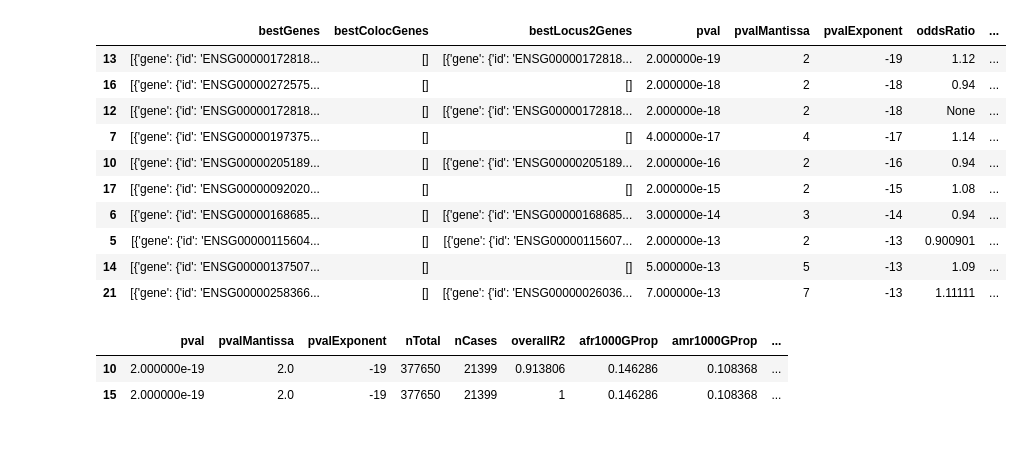
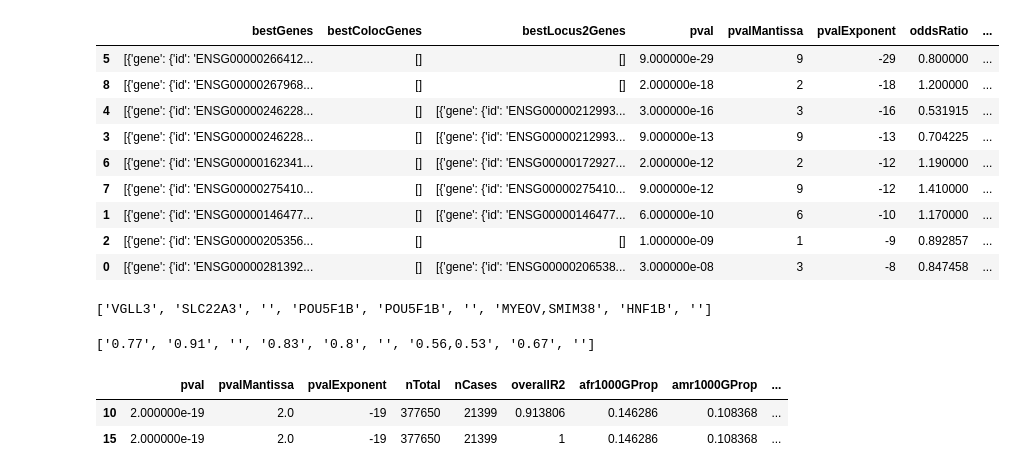
Before and after one commit to gokceneraslan/opentargets-genetics-python, a Jupyter notebook: notebook.ipynb, the cells around one changed output. Cells and saved outputs as stored; diff of their text form; code cells hidden in the pictures; blank space fills up the shorter version.

Commit message:
Add L2G scores

```diff
--- a/notebook.ipynb
+++ b/notebook.ipynb
@@ -30,20 +30,27 @@ man
 | 0 | GCST003184 | Atopic dermatitis [EA, fixed effe... | [EFO_0000274] | PMID:26482879 | 2015-10-19 | Nat Genet | Multi-ancestry genome-wide associ... | Paternoster L | False | ... |
 | 1 | GCST005527 | Psoriasis | [EFO_0000676] | PMID:23143594 | 2012-12-01 | Nat Genet | Identification of 15 new psoriasi... | Tsoi LC | True | ... |
 # %%
-man = api.manhattan(study_ids=['GCST003184'])
+man = api.manhattan(study_ids=['GCST000152'])
 man.sort_values('pval').head(10)
 # %% [output]
 |  | bestGenes | bestColocGenes | bestLocus2Genes | pval | pvalMantissa | pvalExponent | oddsRatio | ... |
-| 13 | [{'gene': {'id': 'ENSG00000172818... | [] | [{'gene': {'id': 'ENSG00000172818... | 2.000000e-19 | 2 | -19 | 1.12 | ... |
-| 16 | [{'gene': {'id': 'ENSG00000272575... | [] | [] | 2.000000e-18 | 2 | -18 | 0.94 | ... |
-| 12 | [{'gene': {'id': 'ENSG00000172818... | [] | [{'gene': {'id': 'ENSG00000172818... | 2.000000e-18 | 2 | -18 | None | ... |
-| 7 | [{'gene': {'id': 'ENSG00000197375... | [] | [] | 4.000000e-17 | 4 | -17 | 1.14 | ... |
-| 10 | [{'gene': {'id': 'ENSG00000205189... | [] | [{'gene': {'id': 'ENSG00000205189... | 2.000000e-16 | 2 | -16 | 0.94 | ... |
-| 17 | [{'gene': {'id': 'ENSG00000092020... | [] | [] | 2.000000e-15 | 2 | -15 | 1.08 | ... |
-| 6 | [{'gene': {'id': 'ENSG00000168685... | [] | [{'gene': {'id': 'ENSG00000168685... | 3.000000e-14 | 3 | -14 | 0.94 | ... |
-| 5 | [{'gene': {'id': 'ENSG00000115604... | [] | [{'gene': {'id': 'ENSG00000115607... | 2.000000e-13 | 2 | -13 | 0.900901 | ... |
-| 14 | [{'gene': {'id': 'ENSG00000137507... | [] | [] | 5.000000e-13 | 5 | -13 | 1.09 | ... |
-| 21 | [{'gene': {'id': 'ENSG00000258366... | [] | [{'gene': {'id': 'ENSG00000026036... | 7.000000e-13 | 7 | -13 | 1.11111 | ... |
+| 5 | [{'gene': {'id': 'ENSG00000266412... | [] | [] | 9.000000e-29 | 9 | -29 | 0.800000 | ... |
+| 8 | [{'gene': {'id': 'ENSG00000267968... | [] | [] | 2.000000e-18 | 2 | -18 | 1.200000 | ... |
+| 4 | [{'gene': {'id': 'ENSG00000246228... | [] | [{'gene': {'id': 'ENSG00000212993... | 3.000000e-16 | 3 | -16 | 0.531915 | ... |
+| 3 | [{'gene': {'id': 'ENSG00000246228... | [] | [{'gene': {'id': 'ENSG00000212993... | 9.000000e-13 | 9 | -13 | 0.704225 | ... |
+| 6 | [{'gene': {'id': 'ENSG00000162341... | [] | [{'gene': {'id': 'ENSG00000172927... | 2.000000e-12 | 2 | -12 | 1.190000 | ... |
+| 7 | [{'gene': {'id': 'ENSG00000275410... | [] | [{'gene': {'id': 'ENSG00000275410... | 9.000000e-12 | 9 | -12 | 1.410000 | ... |
+| 1 | [{'gene': {'id': 'ENSG00000146477... | [] | [{'gene': {'id': 'ENSG00000146477... | 6.000000e-10 | 6 | -10 | 1.170000 | ... |
+| 2 | [{'gene': {'id': 'ENSG00000205356... | [] | [] | 1.000000e-09 | 1 | -9 | 0.892857 | ... |
+| 0 | [{'gene': {'id': 'ENSG00000281392... | [] | [{'gene': {'id': 'ENSG00000206538... | 3.000000e-08 | 3 | -8 | 0.847458 | ... |
+# %%
+print([','.join([y['gene']['symbol'] for y in x]) for x in man[man.study == 'GCST000152'].bestLocus2Genes])
+# %% [output]
+['VGLL3', 'SLC22A3', '', 'POU5F1B', 'POU5F1B', '', 'MYEOV,SMIM38', 'HNF1B', '']
+# %%
+print([','.join([str(round(y['score'], 2)) for y in x]) if x else '' for x in man[man.study == 'GCST000152'].bestLocus2Genes])
+# %% [output]
+['0.77', '0.91', '', '0.83', '0.8', '', '0.56,0.53', '0.67', '']
 # %%
 res = api.tag_variants_and_studies_for_index_variant(index_variants=['11_65791795_A_G'], study_id='GCST003184')
 res
```
Also changed, not shown: 1 other file.
